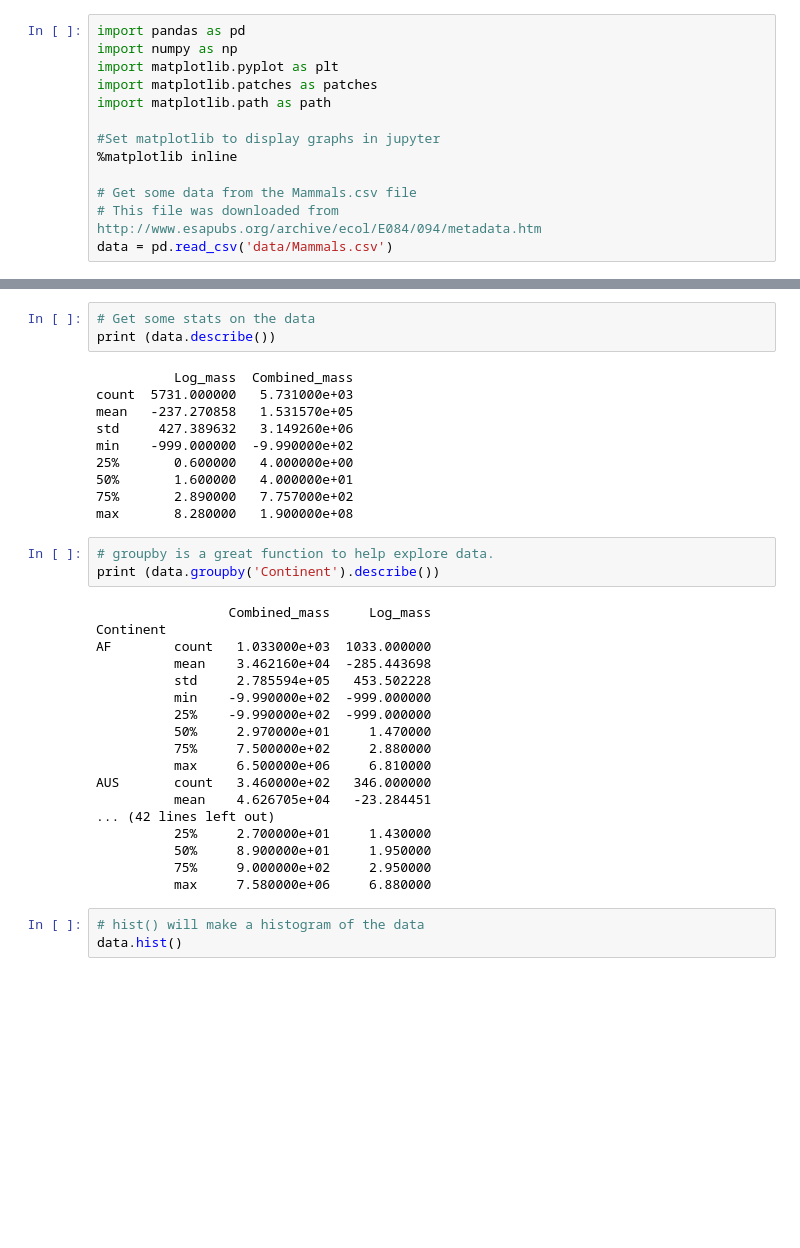
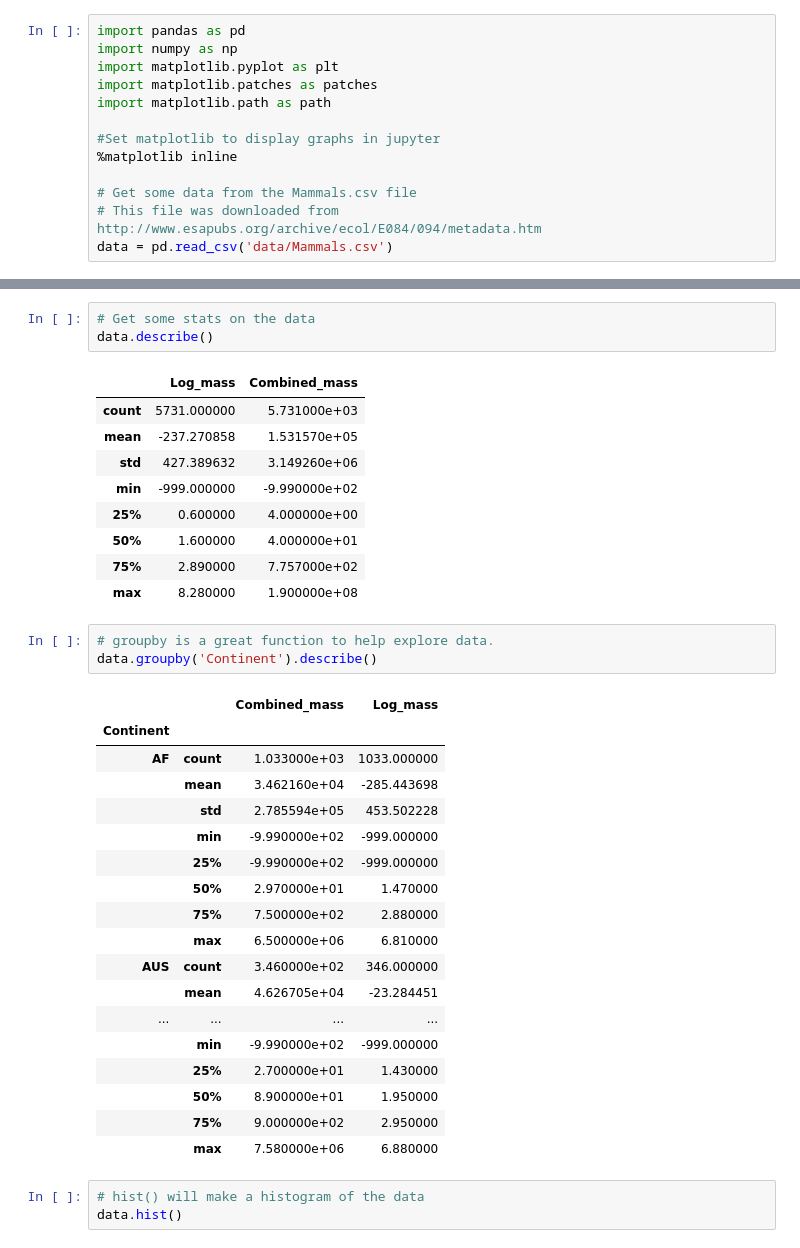
Before and after one commit to GatorBioinformatics/Python_Data_Visualization_Fall_2017, a Jupyter notebook: Plotting_instuctor.ipynb, the cells around one changed output, grey strips where cells are left out. Saved outputs shown, nothing was run; the diff lists cells and outputs as text; blank space fills up the shorter version.

```diff
--- a/Plotting_instuctor.ipynb
+++ b/Plotting_instuctor.ipynb
@@ -39,38 +39,39 @@ data.head()
 | 4 | AF | extant | Artiodactyla | Bovidae | Ammotragus | lervia | 4.68 | 48000.0 | 75 |
 # %%
 # Get some stats on the data
-print (data.describe())
+data.describe()
 # %% [output]
-          Log_mass  Combined_mass
-count  5731.000000   5.731000e+03
-mean   -237.270858   1.531570e+05
-std     427.389632   3.149260e+06
-min    -999.000000  -9.990000e+02
-25%       0.600000   4.000000e+00
-50%       1.600000   4.000000e+01
-75%       2.890000   7.757000e+02
-max       8.280000   1.900000e+08
+|  | Log_mass | Combined_mass |
+| count | 5731.000000 | 5.731000e+03 |
+| mean | -237.270858 | 1.531570e+05 |
+| std | 427.389632 | 3.149260e+06 |
+| min | -999.000000 | -9.990000e+02 |
+| 25% | 0.600000 | 4.000000e+00 |
+| 50% | 1.600000 | 4.000000e+01 |
+| 75% | 2.890000 | 7.757000e+02 |
+| max | 8.280000 | 1.900000e+08 |
 # %%
 # groupby is a great function to help explore data.
-print (data.groupby('Continent').describe())
+data.groupby('Continent').describe()
 # %% [output]
-                 Combined_mass     Log_mass
-Continent
-AF        count   1.033000e+03  1033.000000
-          mean    3.462160e+04  -285.443698
-          std     2.785594e+05   453.502228
-          min    -9.990000e+02  -999.000000
-          25%    -9.990000e+02  -999.000000
-          50%     2.970000e+01     1.470000
-          75%     7.500000e+02     2.880000
-          max     6.500000e+06     6.810000
-AUS       count   3.460000e+02   346.000000
-          mean    4.626705e+04   -23.284451
-... (42 lines left out)
-          25%     2.700000e+01     1.430000
-          50%     8.900000e+01     1.950000
-          75%     9.000000e+02     2.950000
-          max     7.580000e+06     6.880000
+|  |  | Combined_mass | Log_mass |
+| Continent |  |  |  |
+| AF | count | 1.033000e+03 | 1033.000000 |
+|  | mean | 3.462160e+04 | -285.443698 |
+|  | std | 2.785594e+05 | 453.502228 |
+|  | min | -9.990000e+02 | -999.000000 |
+|  | 25% | -9.990000e+02 | -999.000000 |
+|  | 50% | 2.970000e+01 | 1.470000 |
+|  | 75% | 7.500000e+02 | 2.880000 |
+|  | max | 6.500000e+06 | 6.810000 |
+| AUS | count | 3.460000e+02 | 346.000000 |
+|  | mean | 4.626705e+04 | -23.284451 |
+| ... | ... | ... | ... |
+|  | min | -9.990000e+02 | -999.000000 |
+|  | 25% | 2.700000e+01 | 1.430000 |
+|  | 50% | 8.900000e+01 | 1.950000 |
+|  | 75% | 9.000000e+02 | 2.950000 |
+|  | max | 7.580000e+06 | 6.880000 |
 # %%
 # hist() will make a histogram of the data
 data.hist()
```
Also changed, not shown: parts of 4 cells of this notebook, 1 other file.
